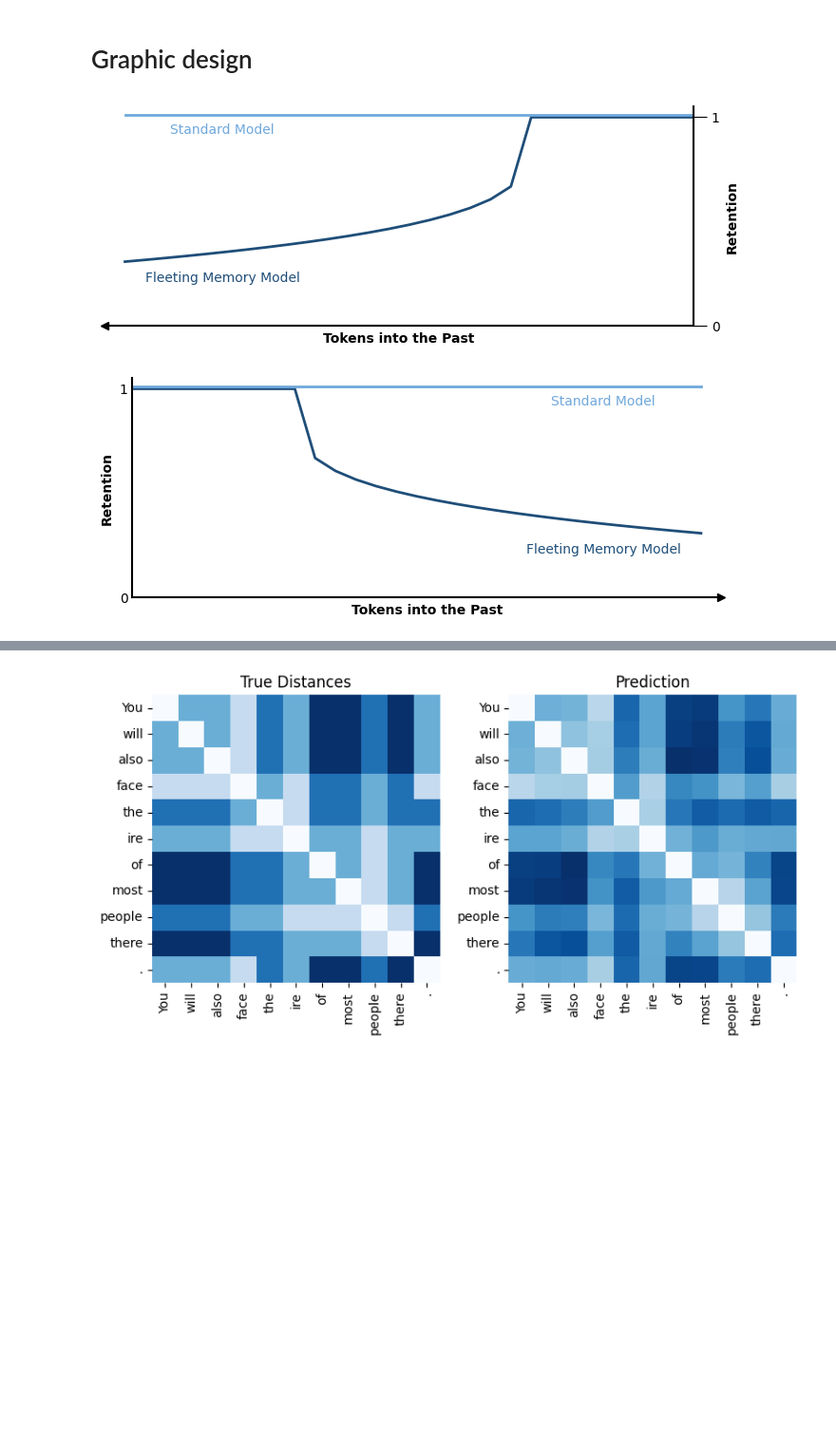
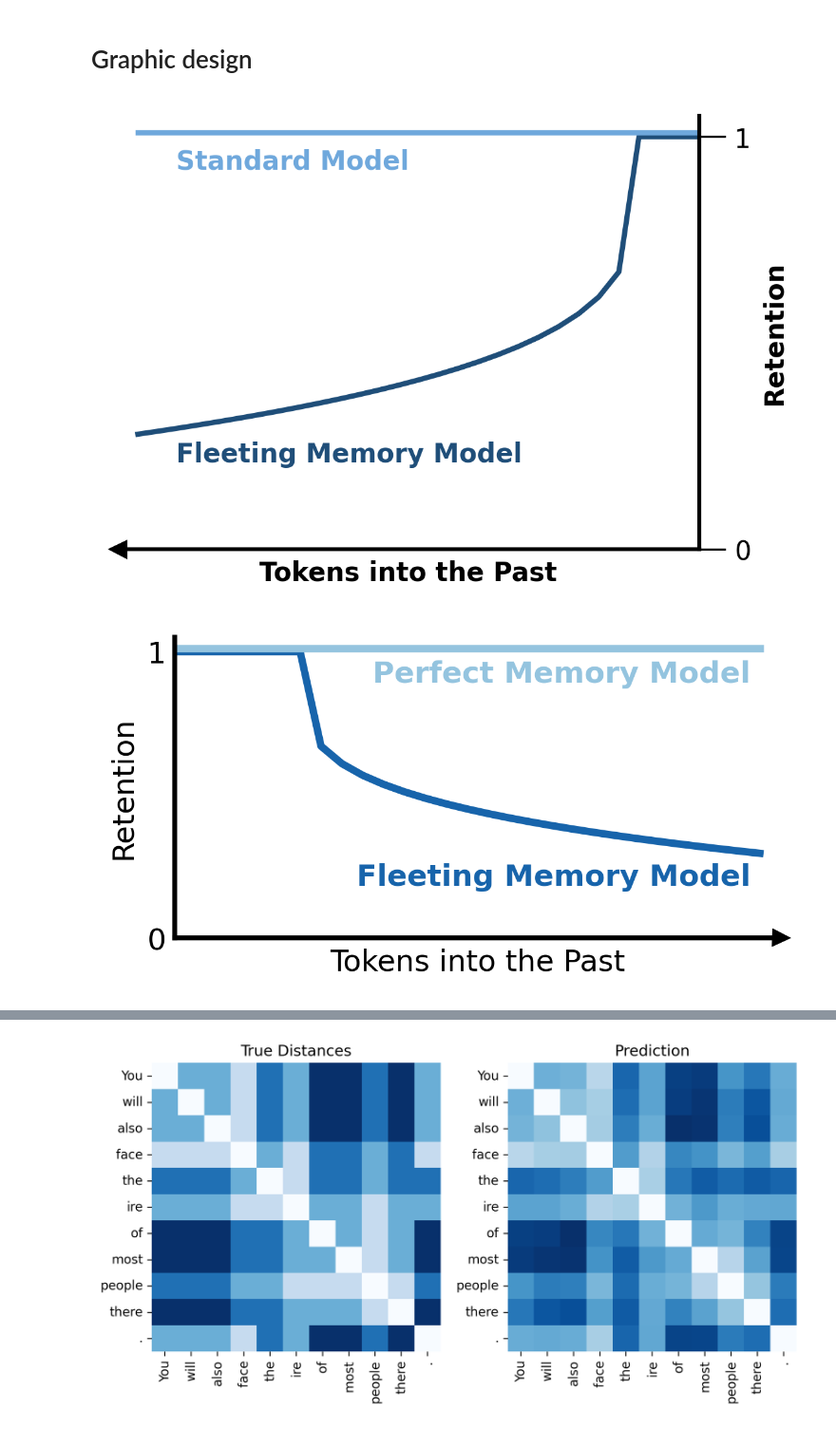
Before and after one commit to onjurgensen/structural-probes, a Jupyter notebook: test_notebook.ipynb, the cells around one changed output, grey strips where cells are left out. Shown at 95% size. Cells and saved outputs as stored; diff of their text form; code cells hidden in the pictures; blank space fills up the shorter version.

```diff
--- a/test_notebook.ipynb
+++ b/test_notebook.ipynb
@@ -460,59 +460,69 @@ def decay_function(d, E, alpha=0.5, n=10):
     return d
 # %%
 limit = 30
-values = [decay_function(d, E = 10, alpha=1.5, n=100) for d in np.arange(1, limit)]
+values = [decay_function(d, E = 5, alpha=1.5, n=100) for d in np.arange(1, limit)]
 
-plt.figure(figsize=(8, 3))
+plt.figure(figsize=(4, 3)) # figsize=(8, 3)
 plt.plot(np.arange(1, limit), values, color= '#1F4E79', linewidth=2)
 plt.plot(np.arange(1, limit), np.ones(limit-1) + 0.01, color= '#6FA8DC', linewidth=2)
 
 plt.gca().invert_xaxis()
 plt.gca().yaxis.tick_right()
 plt.gca().yaxis.set_label_position("right")
 plt.gca().spines['left'].set_visible(False)
 plt.gca().spines['top'].set_visible(False)
 
 plt.ylabel("Retention", fontweight="bold")
 plt.xlabel("Tokens into the Past", fontweight="bold")
 
 axis_lw = 1.5
 ax = plt.gca()
 ax.set_yticks([0, 1])
 ax.set_xticks([])
 ax.set_ylim(0, 1.05)
 ax.set_xlim(limit, 1)
 
 ax.spines["bottom"].set_linewidth(axis_lw)
 ax.spines["right"].set_linewidth(axis_lw)
 ax.tick_params(length=10)
 
 ax.plot([ax.get_xlim()[0]], [0], marker='<', markersize=6, color='black', clip_on=False)
 
-ax.text(0.2, 0.925, "Standard Model", transform=ax.transAxes, ha='center', va='top',
-        fontsize=10, color='#6FA8DC')
-ax.text(0.2, 0.25, "Fleeting Memory Model", transform=ax.transAxes, ha='center', va='top',
-        fontsize=10, color='#1F4E79')
+ax.text(0.1, 0.925, "Standard Model", transform=ax.transAxes, ha='left', va='top',
+        fontsize=10, color='#6FA8DC', fontweight="bold")
+ax.text(0.1, 0.25, "Fleeting Memory Model", transform=ax.transAxes, ha='left', va='top',
+        fontsize=10, color='#1F4E79', fontweight="bold")
 
 plt.show()
 # %% [output]
-[figure, old version]
+[figure, new version]
 # %%
+cmap = sns.color_palette("Blues", as_cmap=True)
+
+# mask_color = "#9BE7A3"
+# nomask_color = "#2F9E44"
+
+mask_color = cmap(0.8)
+nomask_color = cmap(0.4)
+
 limit = 30
-values = [decay_function(d, E = 10, alpha=1.5, n=100) for d in np.arange(1, limit)]
+values = [decay_function(d, E = 8, alpha=1.5, n=100) for d in np.arange(1, limit)]
 
-plt.figure(figsize=(8, 3))
-plt.plot(np.arange(1, limit), values, color= '#1F4E79', linewidth=2)
-plt.plot(np.arange(1, limit), np.ones(limit-1) + 0.01, color= '#6FA8DC', linewidth=2)
+plt.figure(figsize=(4*1.1, 2*1.1))
+plt.plot(np.arange(1, limit), values, color=mask_color, linewidth=3)
+plt.plot(np.arange(1, limit), np.ones(limit-1) + 0.01, color=nomask_color, linewidth=3)
 
 plt.gca().spines['right'].set_visible(False)
 plt.gca().spines['top'].set_visible(False)
 
-plt.ylabel("Retention", fontweight="bold")
-plt.xlabel("Tokens into the Past", fontweight="bold")
+plt.ylabel("Retention", #fontweight="bold",
+           fontsize = 12)
+plt.xlabel("Tokens into the Past", #fontweight="bold",
+           fontsize = 12)
 
-axis_lw = 1.5
+axis_lw = 2
 ax = plt.gca()
-ax.set_yticks([0, 1])
+ax.set_yticks([0, 1], labels=[0, 1], fontsize=12)
 ax.set_xticks([])
 ax.set_ylim(0, 1.05)
 ax.set_xlim(1, limit)
@@ -523,12 +533,14 @@ ax.tick_params(length=0)
 
 ax.plot([ax.get_xlim()[1]], [0], marker='>', markersize=6, color='black', clip_on=False)
 
-ax.text(0.8, 0.925, "Standard Model", transform=ax.transAxes, ha='center', va='top',
-        fontsize=10, color='#6FA8DC')
-ax.text(0.8, 0.25, "Fleeting Memory Model", transform=ax.transAxes, ha='center', va='top',
-        fontsize=10, color='#1F4E79')
+ax.text(0.95, 0.925, "Perfect Memory Model", transform=ax.transAxes, ha='right', va='top',
+        fontsize=12, color=nomask_color, fontweight="bold"
+        )
+ax.text(0.95, 0.25, "Fleeting Memory Model", transform=ax.transAxes, ha='right', va='top',
+        fontsize=12, color=mask_color, fontweight="bold"
+        )
 
 plt.show()
 # %% [output]
-[figure, old version]
+[figure, new version]
 # %%
```
Also changed, not shown: parts of 30 cells of this notebook.
